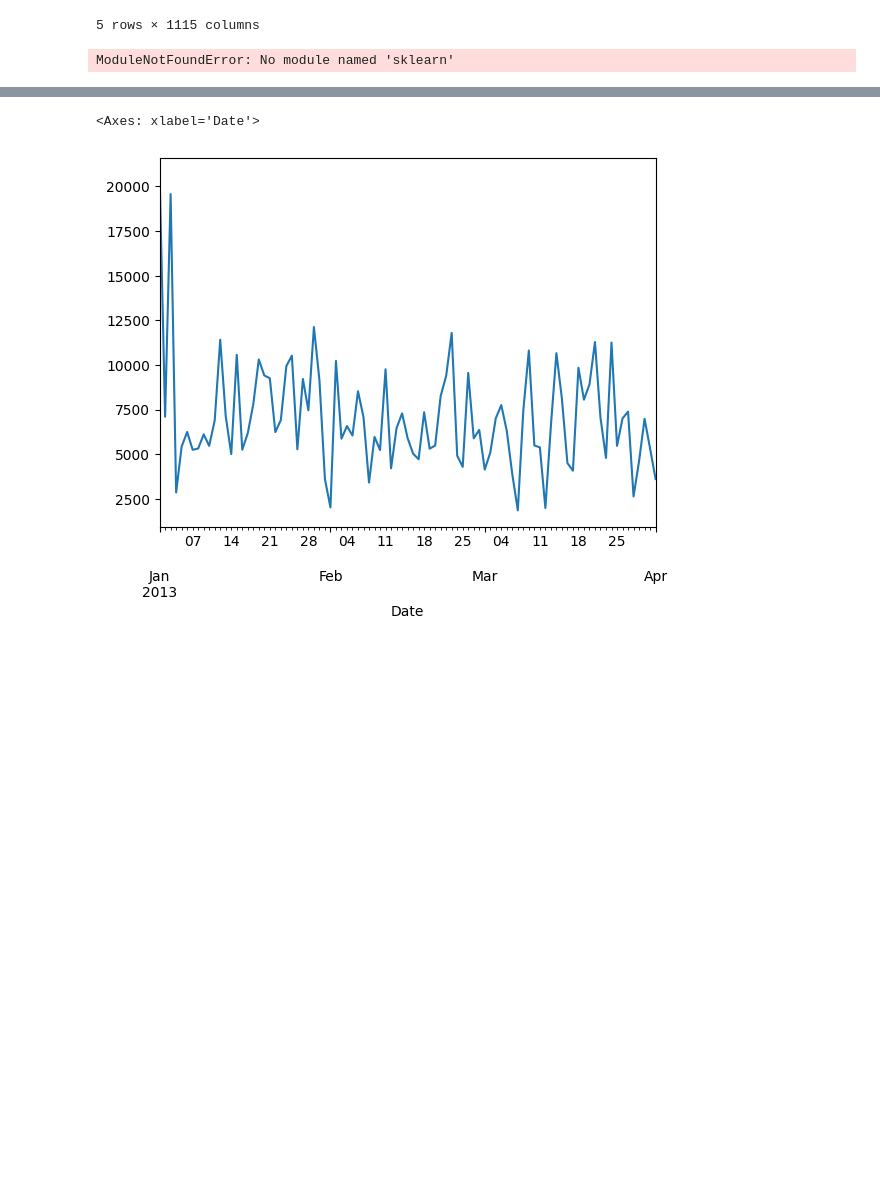
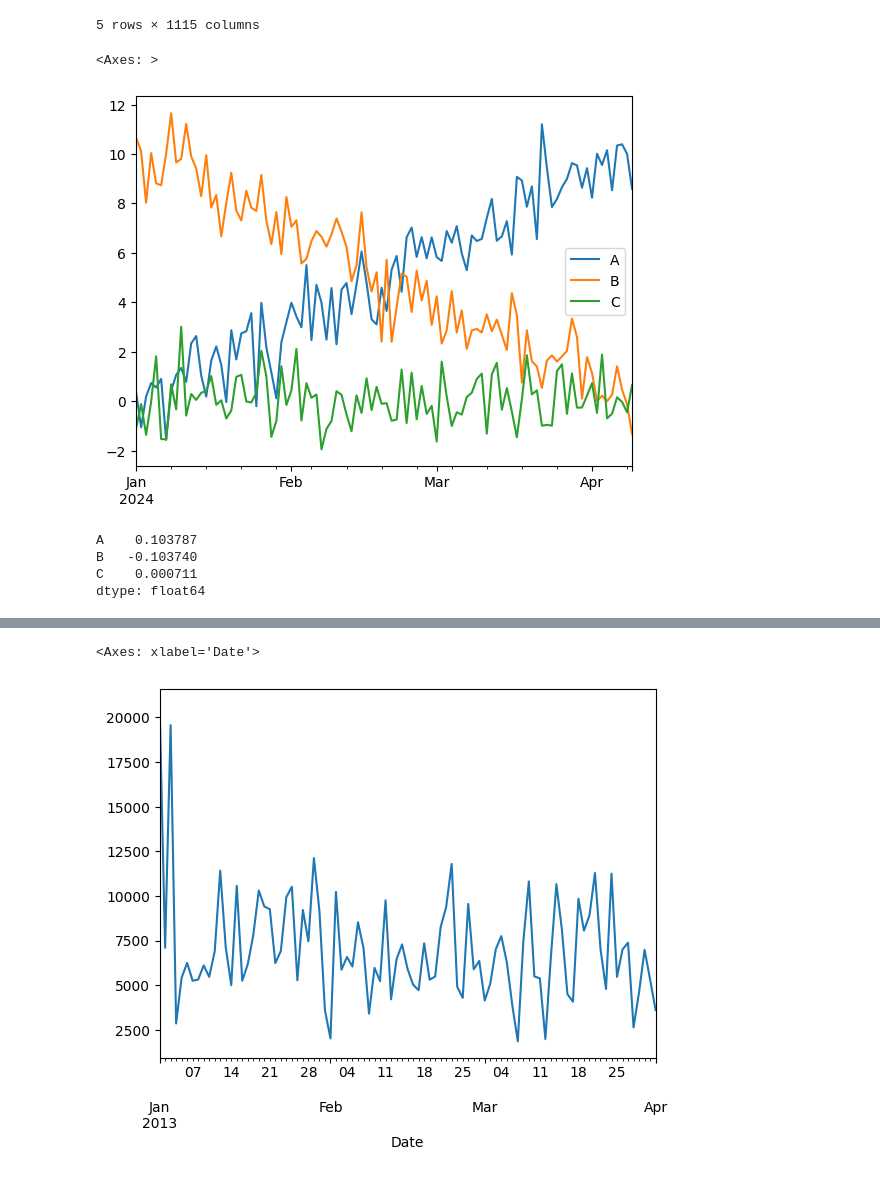
Before and after one commit to Miltos-90/Rossmann_Store_Sales_Forecasting, a Jupyter notebook: main.ipynb, the cells around one changed output, grey strips where cells are left out. Drawn from its saved outputs; the diff is of its cells as text; code cells hidden in the pictures; blank space fills up the shorter version.

```diff
--- a/main.ipynb
+++ b/main.ipynb
@@ -107,19 +99,0 @@ sales = rolled.loc[:, store_num]
-# %%
-from sklearn.pipeline import Pipeline
-from sklearn.preprocessing import MinMaxScaler
-from sklearn.linear_model import Lasso
-from sklearn.compose import TransformedTargetRegressor
-
-# Define the core pipeline for the features
-feature_pipeline = Pipeline([
-    ("scaler", MinMaxScaler()),
-    ("model", Lasso(alpha=0.1, random_state=42))
-])
-
-# Wrap the pipeline with a target transformer for y-scaling
-model = TransformedTargetRegressor(
-    regressor=feature_pipeline,
-    transformer=MinMaxScaler()
-)
-# %% [output]
-ModuleNotFoundError: No module named 'sklearn'
@@ -125,0 +131,19 @@ ModuleNotFoundError: No module named 'sklearn'
+# %%
+dates = pd.date_range("2024-01-01", periods=100)
+df_test = pd.DataFrame({
+    'A': np.linspace(0, 10, 100) + np.random.randn(100),   # upward trend
+    'B': np.linspace(10, 0, 100) + np.random.randn(100),   # downward trend
+    'C': np.random.randn(100)                              # no clear trend
+}, index=dates)
+
+df_test.plot()
+# %% [output]
+<Axes: >
+[figure, added]
+# %%
+slope(df_test)
+# %% [output]
+A    0.103787
+B   -0.103740
+C    0.000711
+dtype: float64
```
Also changed, not shown: parts of 7 cells of this notebook.
